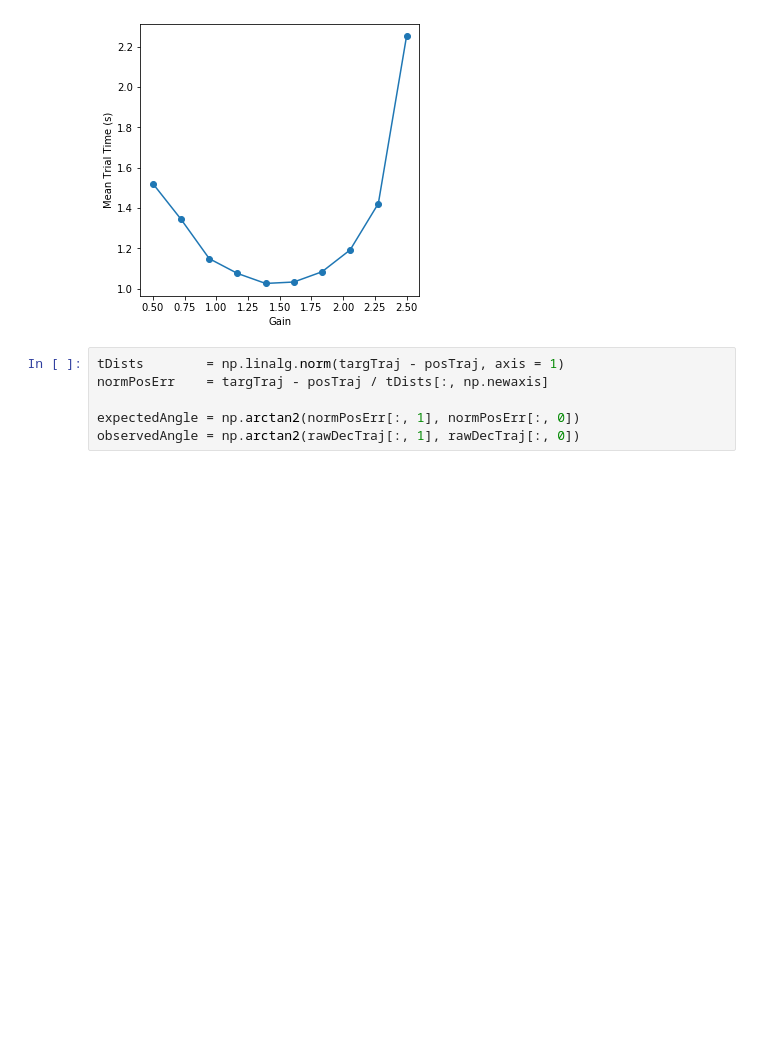
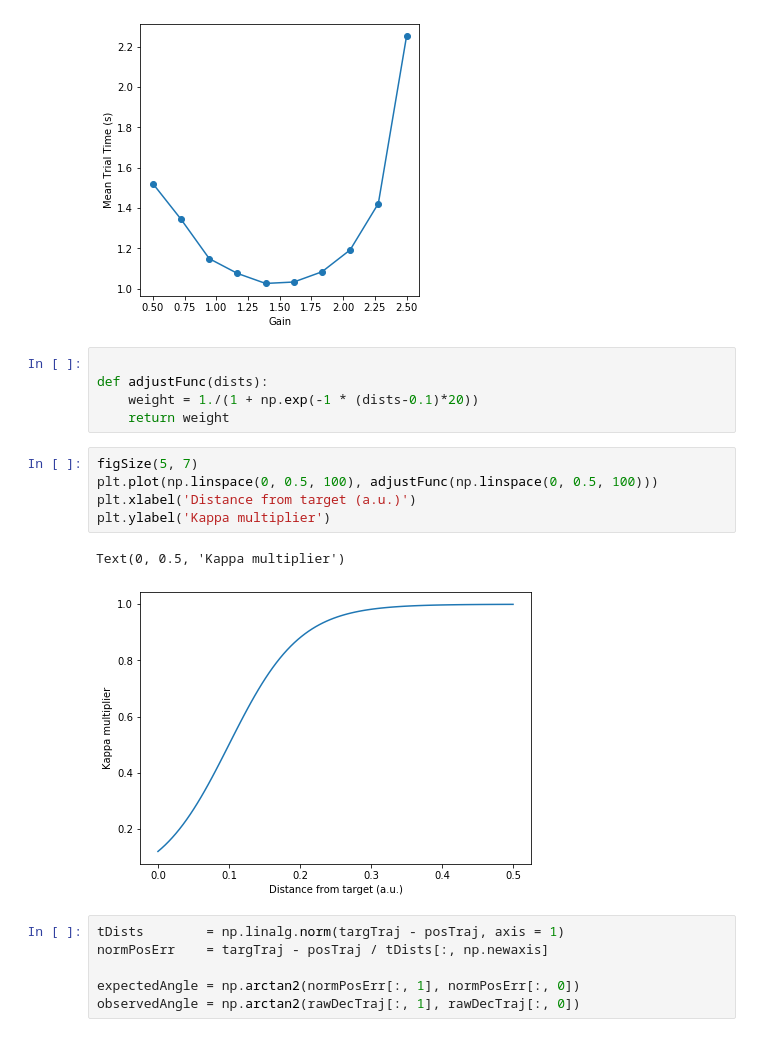
Before and after one commit to guyhwilson/nonstationarities, a Jupyter notebook: code/ClosedLoop_Simulator/HMM_adjustKappa.ipynb, the cells around one changed output. Cells and saved outputs as stored; diff of their text form; blank space fills up the shorter version.

```diff
--- a/code/ClosedLoop_Simulator/HMM_adjustKappa.ipynb
+++ b/code/ClosedLoop_Simulator/HMM_adjustKappa.ipynb
@@ -108,6 +108,19 @@ print('Using gain value beta = ', beta)
 9 / 10
 Using gain value beta =  1.3888888888888888
 [figure]
+# %%
+
+def adjustFunc(dists):
+    weight = 1./(1 + np.exp(-1 * (dists-0.1)*20))
+    return weight
+# %%
+figSize(5, 7)
+plt.plot(np.linspace(0, 0.5, 100), adjustFunc(np.linspace(0, 0.5, 100)))
+plt.xlabel('Distance from target (a.u.)')
+plt.ylabel('Kappa multiplier')
+# %% [output]
+Text(0, 0.5, 'Kappa multiplier')
+[figure, added]
 # %%
 tDists        = np.linalg.norm(targTraj - posTraj, axis = 1)
 normPosErr    = targTraj - posTraj / tDists[:, np.newaxis]
```
Also changed, not shown: parts of 4 cells of this notebook, 5 other files.
